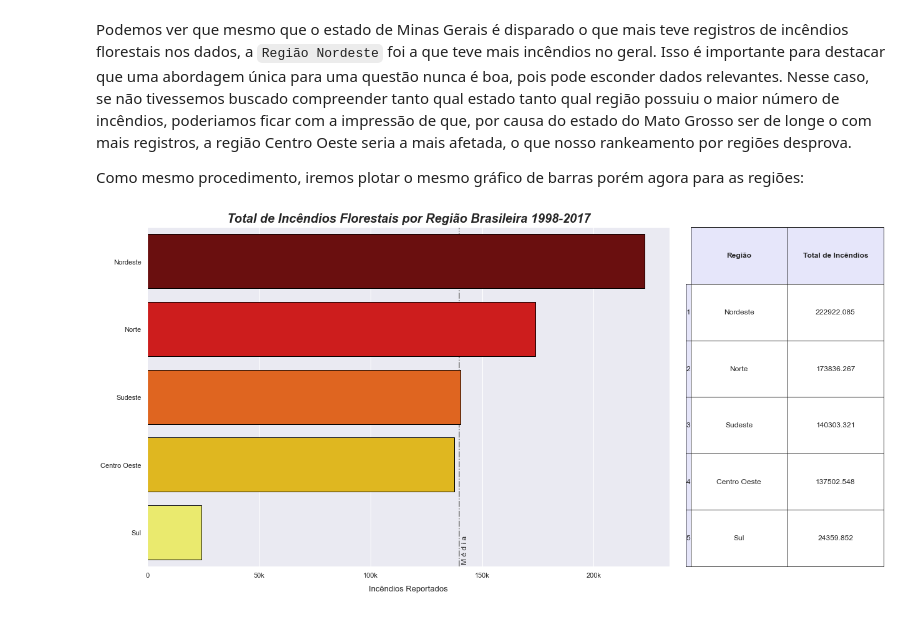
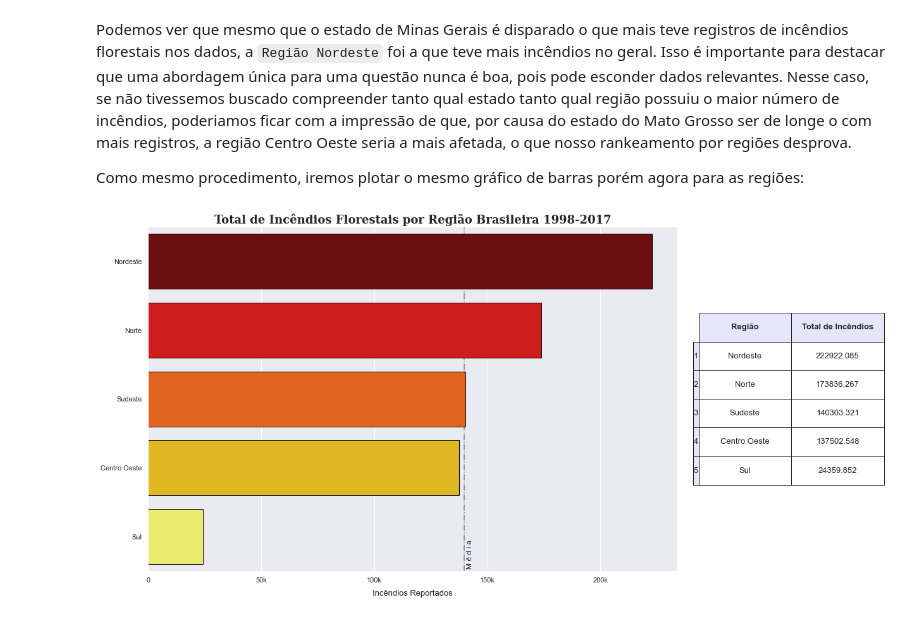
Before and after one commit to JoSEPHDev2022/Forest_Fires_Brazil, a Jupyter notebook: relatorio.ipynb, the cells around one changed output. Drawn from its saved outputs; the diff is of its cells as text; code cells hidden in the pictures.

```diff
--- a/relatorio.ipynb
+++ b/relatorio.ipynb
@@ -300,8 +299,10 @@ Antes de definir nossa função de criação das UFs, vamos corrigir essa entrad
 # Corrigindo registros de Rio de Janeiro e Piauí:
 data_clean['state'] = (
     data_clean['state']
-    .replace(['Rio', 'Piau'], ['Rio de Janeiro', 'Piaui'])
-)
+    .replace(
+        ['Rio', 'Piau'], ['Rio de Janeiro', 'Piaui']
+        )
+    )
 
 # Checando os novos registros:
 data_clean.query('state == "Rio de Janeiro" | state == "Piaui"').sample(5)
@@ -462,12 +464,11 @@ def set_season(df: pd.DataFrame) -> pd.DataFrame:
 
     df['Season'] = df['month'].apply(
         lambda month:
-        'Spring' if month in spring else
-        'Summer' if month in summer else
-        'Autumn' if month in autumn else
-        'Winter' if month in winter else
-        month
-    )
+            'Spring' if month in spring else
+            'Summer' if month in summer else
+            'Autumn' if month in autumn else
+            'Winter'
+        )
 
     return df
 # %%
@@ -694,72 +689,60 @@ fig, ax = plt.subplots(figsize=(15, 10))
 
 # Plotando um barplot utilizando Seaborn:
 sns.barplot(
-    data=region_rank,
-    x='Total de Incêndios',
-    y='Região',
-    edgecolor='black',
-    zorder=2,
-    palette='hot'
-)
+    data=region_rank, x='Total de Incêndios', y='Região',
+    edgecolor='black', zorder=2, palette='hot'
+    )
 
 # Definindo título e ajustando labels nos eixos X e Y:
 plt.title(
     'Total de Incêndios Florestais por Região Brasileira 1998-2017',
-    fontsize=20,
-    fontweight='bold',
-    fontstyle='italic',
-    pad='8.0'
-)
+    fontdict={'size': 18, 'weight': 'bold', 'family': 'serif'}
+    )
 
 plt.xlabel(
     'Incêndios Reportados',
-    fontsize=13,
-    labelpad=10
-)
+    fontsize=13, labelpad=10
+    )
 
 ax.set_xticklabels(['0', '50k', '100k', '150k', '200k'])
 plt.ylabel('')
 
 # Adicionando linha de média:
 plt.axvline(
     x = region_rank['Total de Incêndios'].mean(),
-    ymin = 0,
-    ymax = 1,
-    linewidth = 1.5,
-    linestyle ="dashdot",
-    color ='gray',
-    zorder=1
-)
+    ymin = 0, ymax = 1,linewidth = 1.5, linestyle ="dashdot",
+    color ='gray', zorder=1
+    )
 
 plt.annotate(
-    'M é d i a',
-    fontsize=12,
+    'M é d i a', fontsize=12,
     xy=(region_rank['Total de Incêndios'].mean() + 1000, 4.45),
     rotation=90
-)
+    )
 
 # Adicionando tabela com dados:
 row_color = np.full(len(region_rank.index), 'lavender')
 col_color = np.full(len(region_rank.columns), 'lavender')
 row_index = np.arange(1, 6)
 
 table = plt.table(
-        cellText=region_rank.values,
-        cellLoc='center',
-        rowLabels=row_index,
-        colLabels=region_rank.columns,
-        bbox=[1.04, 0, 0.37, 1],
-        rowColours=row_color,
+        cellText=region_rank.values, cellLoc='center',
+        rowLabels=row_index, colLabels=region_rank.columns,
+        bbox=[1.04, 0.25, 0.35, 0.5], rowColours=row_color,
         colColours=col_color,
-    )
+        )
 
-table.set_fontsize(12)
-
-# Alterando propriedades dos headers das colunas:
+# Alterando propriedades dos elementos textuais da tabela:
 for (row, col), cell in table.get_celld().items():
     if row == 0:
-        cell.set_text_props(fontproperties=FontProperties(weight='bold'))
+        cell.set_text_props(
+            fontproperties=FontProperties(weight='bold', size=15)
+            )
+    else:
+        cell.set_text_props(
+            fontproperties=FontProperties(size=13)
+            )
 
 plt.show()
 # %% [output]
-[figure, old version]
+[figure, new version]
```
Also changed, not shown: parts of 29 cells of this notebook.
